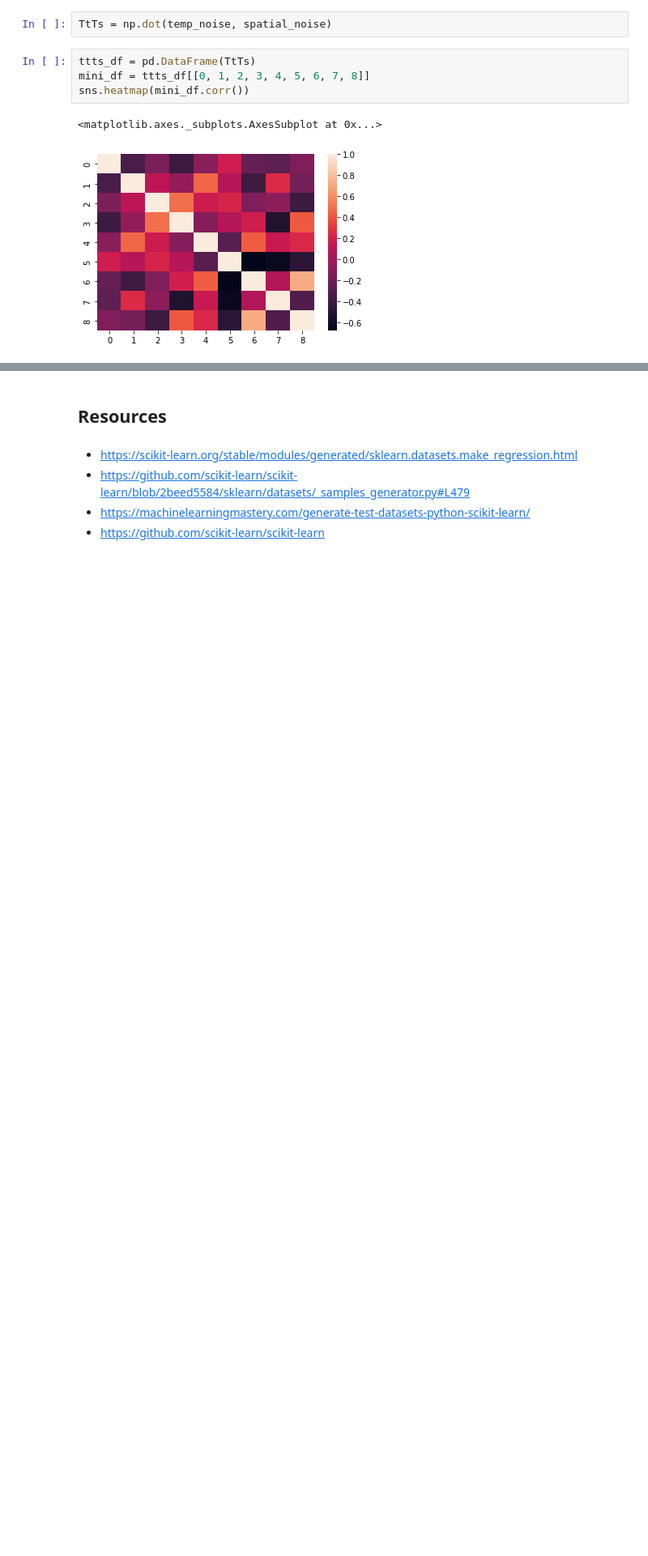
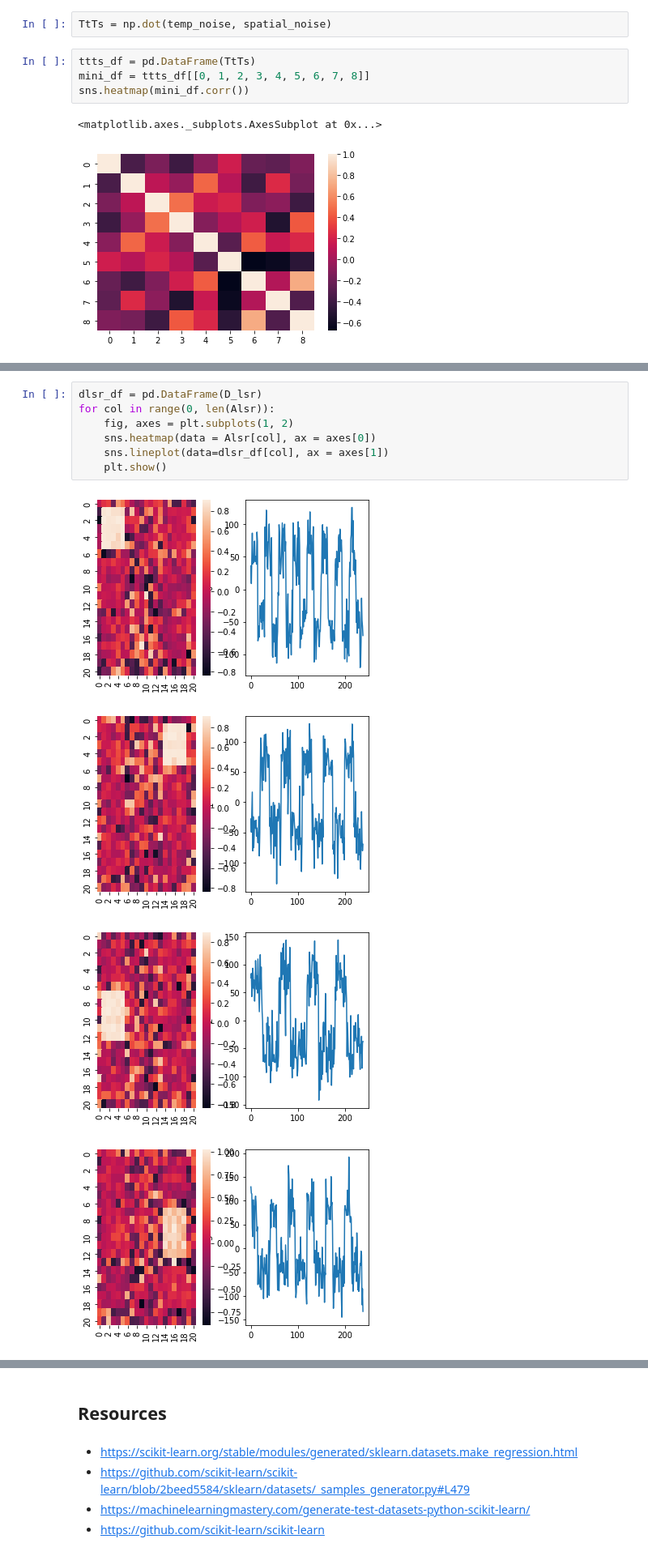
Before and after one commit to HesterLim/Applied-Data-Science-2021-Semester-2-Assignment-1, a Jupyter notebook: dataset-generate.ipynb, the cells around one changed output, grey strips where cells are left out. Shown: that part at 81% size. Cells and saved outputs as stored; diff of their text form; blank space fills up the shorter version.

```diff
--- a/dataset-generate.ipynb
+++ b/dataset-generate.ipynb
@@ -470,0 +514,12 @@ array([[ 0.54461659, -0.12570155,  0.04485569, ..., -0.42407755,
+# %%
+dlsr_df = pd.DataFrame(D_lsr)
+for col in range(0, len(Alsr)):
+    fig, axes = plt.subplots(1, 2)
+    sns.heatmap(data = Alsr[col], ax = axes[0])
+    sns.lineplot(data=dlsr_df[col], ax = axes[1])
+    plt.show()
+# %% [output]
+[figure, added]
+[figure, added]
+[figure, added]
+[figure, added]
```
Also changed, not shown: parts of 14 cells of this notebook.
